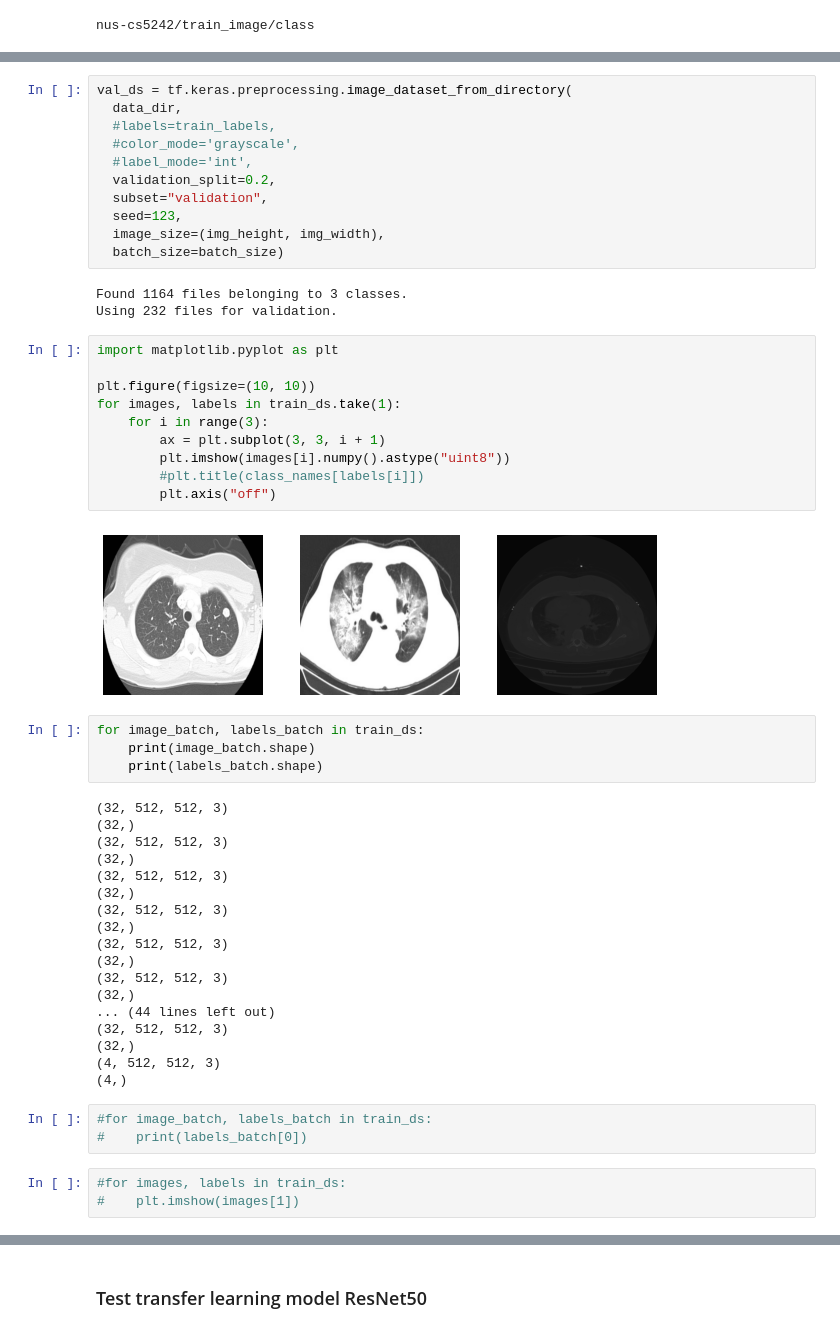
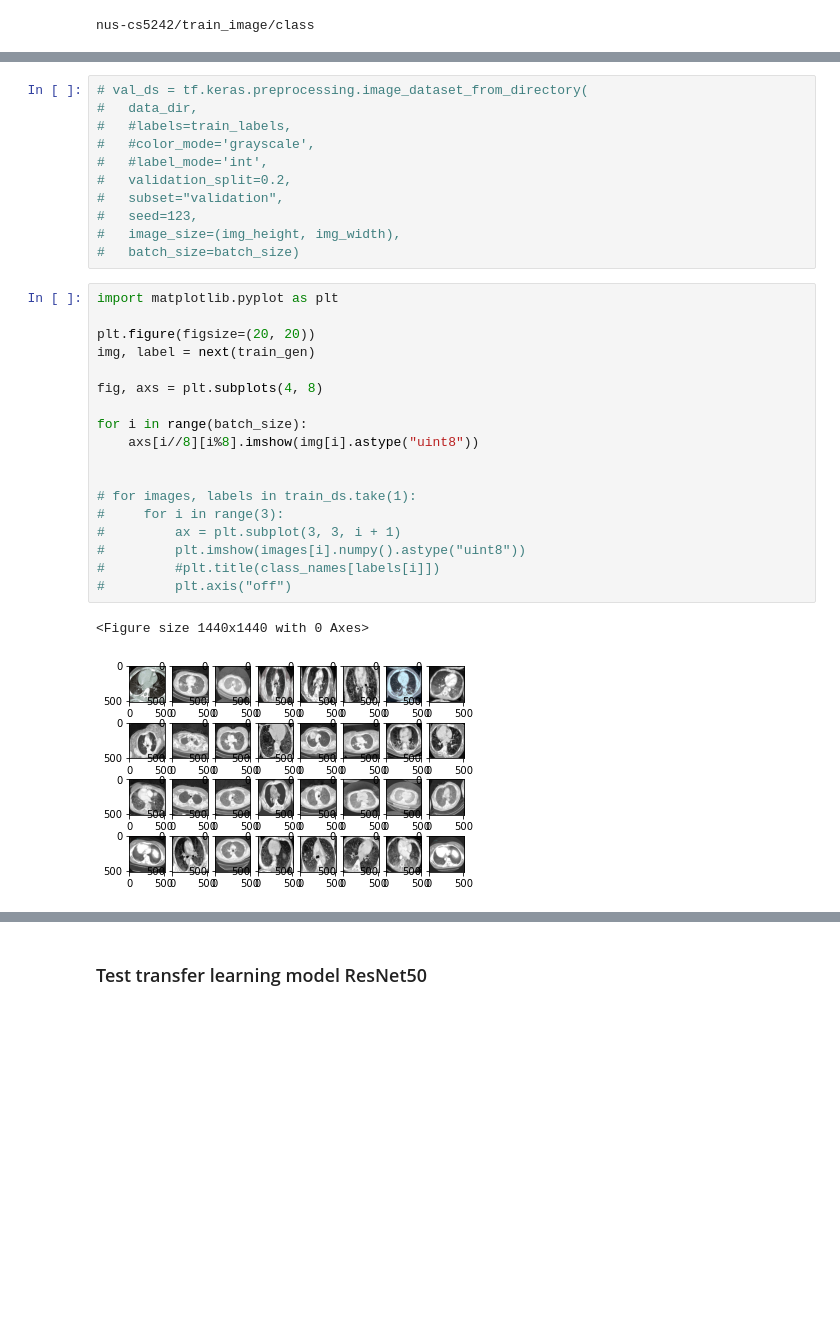
Before and after one commit to CS5242-KAGGLE/CS5242, a Jupyter notebook: Huimin-ResNet50.ipynb, the cells around one changed output, grey strips where cells are left out. Cells and saved outputs as stored; diff of their text form; blank space fills up the shorter version.

Commit message:
ImageDataGenerator use, but it is bad in speed

```diff
--- a/Huimin-ResNet50.ipynb
+++ b/Huimin-ResNet50.ipynb
@@ -68,54 +106,32 @@ Using 932 files for training.
 # %%
-val_ds = tf.keras.preprocessing.image_dataset_from_directory(
-  data_dir,
-  #labels=train_labels,
-  #color_mode='grayscale',
-  #label_mode='int',
-  validation_split=0.2,
-  subset="validation",
-  seed=123,
-  image_size=(img_height, img_width),
-  batch_size=batch_size)
+# val_ds = tf.keras.preprocessing.image_dataset_from_directory(
+#   data_dir,
+#   #labels=train_labels,
+#   #color_mode='grayscale',
+#   #label_mode='int',
+#   validation_split=0.2,
+#   subset="validation",
+#   seed=123,
+#   image_size=(img_height, img_width),
+#   batch_size=batch_size)
-# %% [output]
-Found 1164 files belonging to 3 classes.
-Using 232 files for validation.
 # %%
 import matplotlib.pyplot as plt
 
-plt.figure(figsize=(10, 10))
-for images, labels in train_ds.take(1):
-    for i in range(3):
-        ax = plt.subplot(3, 3, i + 1)
-        plt.imshow(images[i].numpy().astype("uint8"))
-        #plt.title(class_names[labels[i]])
-        plt.axis("off")
+plt.figure(figsize=(20, 20))
+img, label = next(train_gen)
+
+fig, axs = plt.subplots(4, 8)
+
+for i in range(batch_size):
+    axs[i//8][i%8].imshow(img[i].astype("uint8"))
+
+
+# for images, labels in train_ds.take(1):
+#     for i in range(3):
+#         ax = plt.subplot(3, 3, i + 1)
+#         plt.imshow(images[i].numpy().astype("uint8"))
+#         #plt.title(class_names[labels[i]])
+#         plt.axis("off")
 # %% [output]
+<Figure size 1440x1440 with 0 Axes>
-[figure, old version]
+[figure, new version]
-# %%
-for image_batch, labels_batch in train_ds:
-    print(image_batch.shape)
-    print(labels_batch.shape)
-# %% [output]
-(32, 512, 512, 3)
-(32,)
-(32, 512, 512, 3)
-(32,)
-(32, 512, 512, 3)
-(32,)
-(32, 512, 512, 3)
-(32,)
-(32, 512, 512, 3)
-(32,)
-(32, 512, 512, 3)
-(32,)
-... (44 lines left out)
-(32, 512, 512, 3)
-(32,)
-(4, 512, 512, 3)
-(4,)
-# %%
-#for image_batch, labels_batch in train_ds:
-#    print(labels_batch[0])
-# %%
-#for images, labels in train_ds:
-#    plt.imshow(images[1])
```
Also changed, not shown: parts of 12 cells of this notebook, 1 other file.
